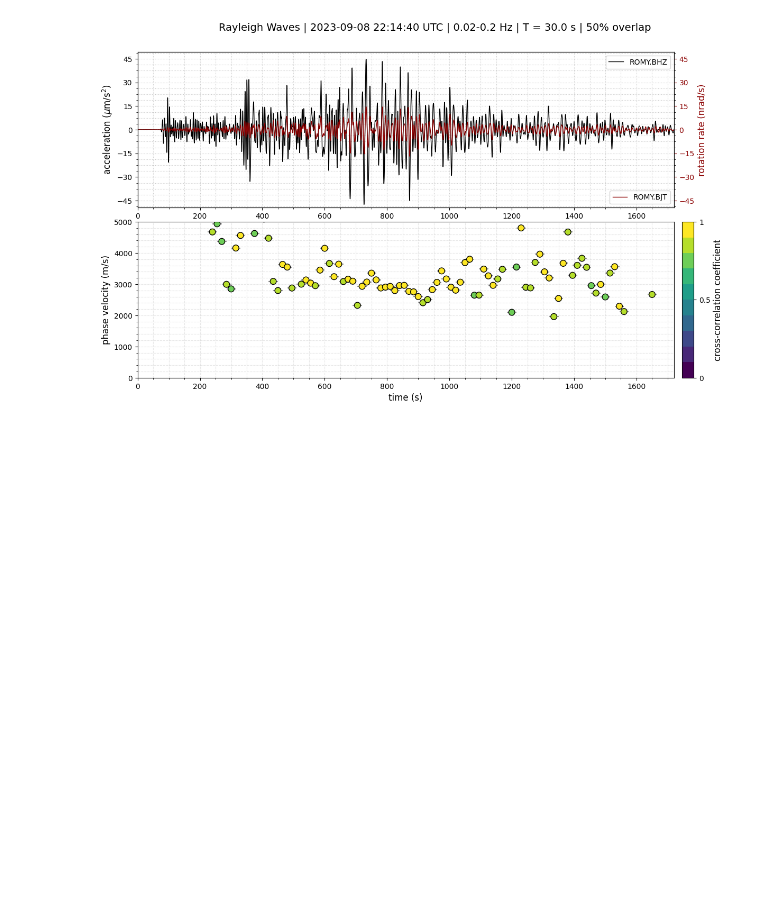
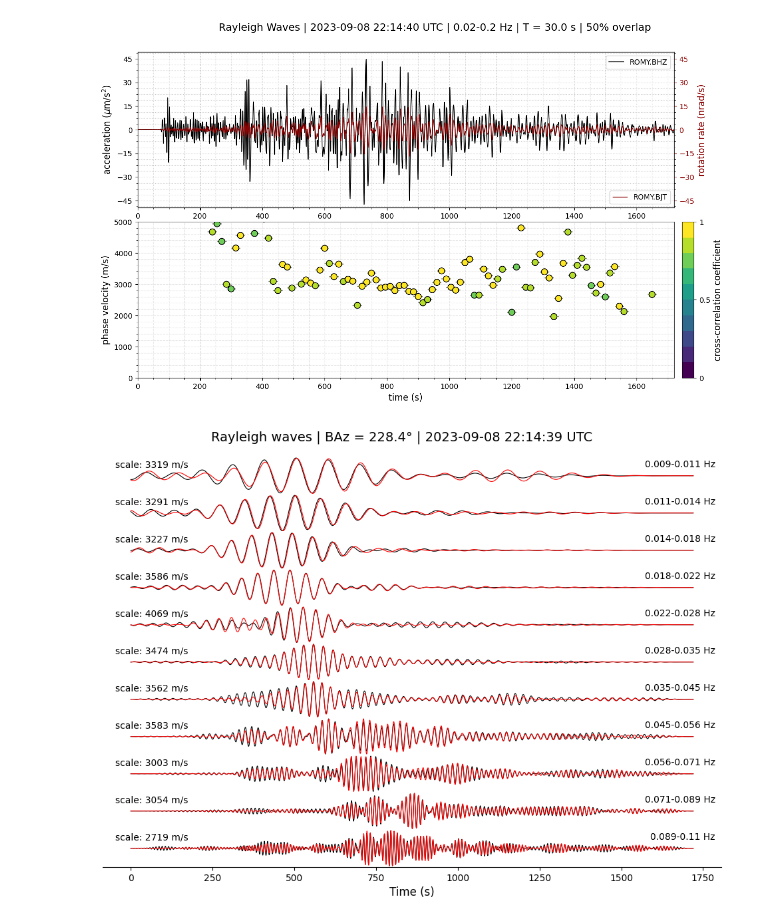
Before and after one commit to andbrocode/SixDegreesOfFreedom, a Jupyter notebook: examples/XROMY_analysis_demo1.ipynb, the cells around one changed output. Cells and saved outputs as stored; diff of their text form; code cells hidden in the pictures; blank space fills up the shorter version.

Commit message:
updates plot_filtered_traces ...

```diff
--- a/examples/XROMY_analysis_demo1.ipynb
+++ b/examples/XROMY_analysis_demo1.ipynb
@@ -344,0 +747,15 @@ fig = plot_velocities(sd,
+# %%
+# from sixdegrees.plots.plot_filtered_traces_frequency_bands import plot_filtered_traces_frequency_bands
+
+fig, disp_rayleigh = plot_filtered_traces_frequency_bands(
+    sd_object=sd,
+    wave_type="rayleigh",
+    fmin=0.01,
+    fmax=0.1,
+    fraction_of_octave=3,
+    baz=ev['backazimuth'],
+    figsize=(12, 8),
+    output=True
+)
+# %% [output]
+[figure, added]
```
Also changed, not shown: parts of 4 cells of this notebook, 1 other file.
